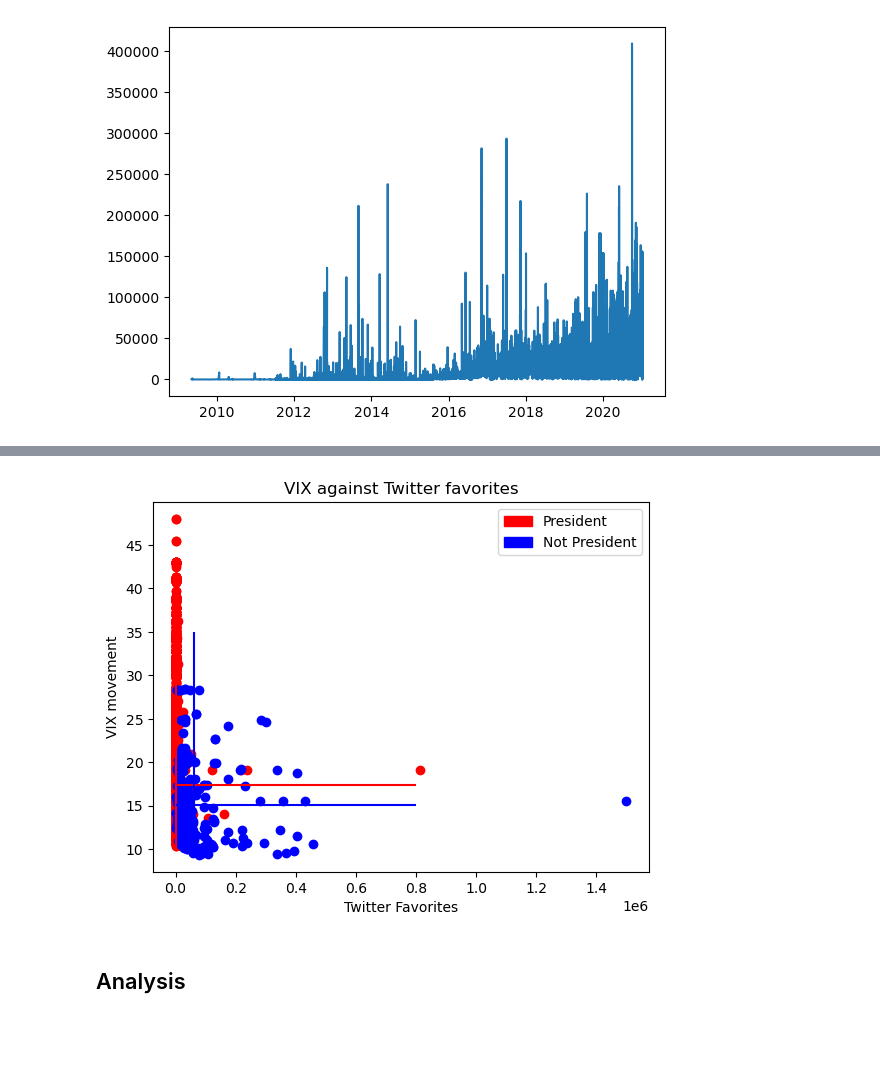
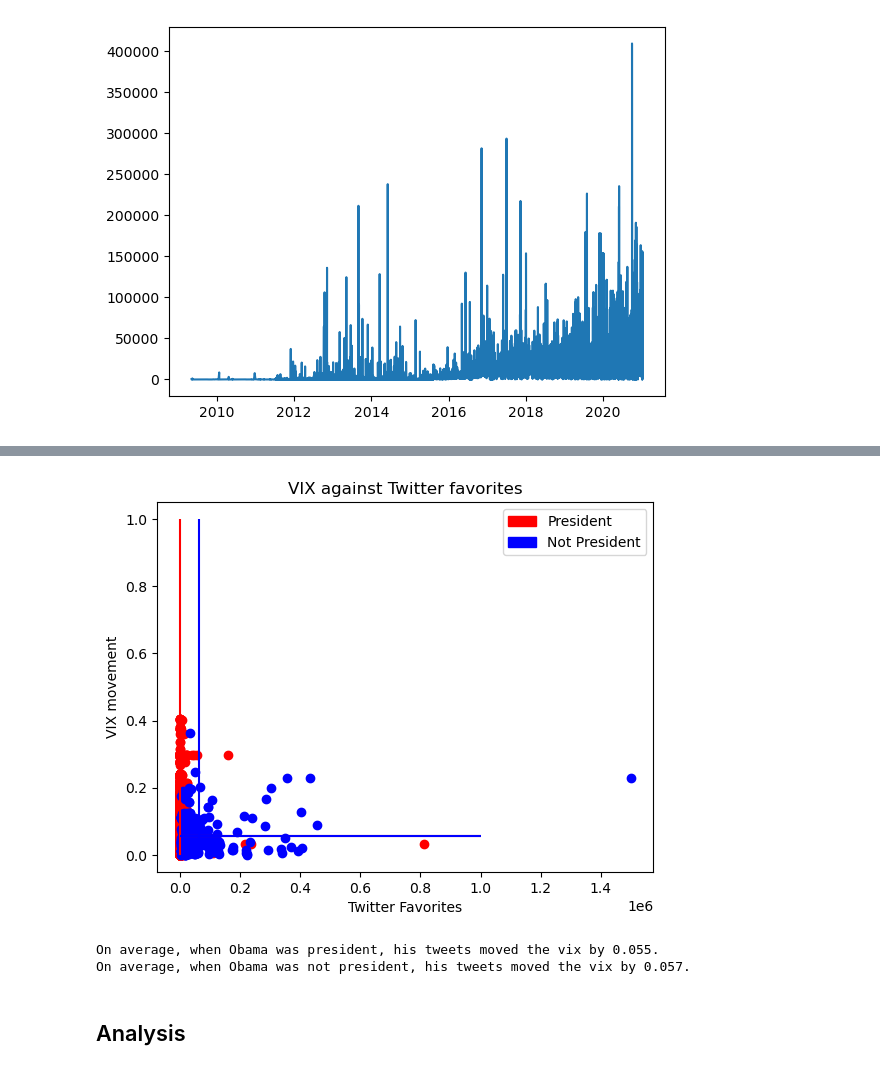
Before and after one commit to jzuckerman1/TwitterDissemination, a Jupyter notebook: prelim_analysis.ipynb, the cells around one changed output, grey strips where cells are left out. Cells and saved outputs as stored; diff of their text form; code cells hidden in the pictures; blank space fills up the shorter version.

```diff
--- a/prelim_analysis.ipynb
+++ b/prelim_analysis.ipynb
@@ -44,6 +28,10 @@ obama_tweets_df.drop('Emojis', axis=1, inplace=True)
 
 vix_df = pd.read_csv("data/VIX_DAILY.csv")
 vix_df["observation_date"] = pd.to_datetime(vix_df["observation_date"])
+returns = np.array(np.log(vix_df['VIXCLS'])[1:-1]) - np.array(np.log(vix_df['VIXCLS'])[:-2])
+vix_df['return'] = np.pad(returns, (0, 2), mode='constant') # add 0's at the end
+vix_df['absreturn'] = np.abs(vix_df['return'])
+
 vix_df = vix_df.sort_values("observation_date")
 
 merged = pd.merge_asof(tweets_df, vix_df, left_on="date", right_on="observation_date", direction='backward')
@@ -59,12 +51,12 @@ plt.close()
 # %%
 plt.figure()
 for p in ["red", "blue"]:
-    plt.scatter(merged['favorites'][merged["isPresident"] == (p == "red")], merged['VIXCLS'][merged["isPresident"] == (p == "red")], c=p) # red if president
+    plt.scatter(merged['favorites'][merged["isPresident"] == (p == "red")], merged['absreturn'][merged["isPresident"] == (p == "red")], c=p) # red if president
 
 
 for p in ["red", "blue"]:
-    plt.vlines(np.mean(merged['favorites'][merged["isPresident"] == (p == "red")]), ymin=10, ymax=35, colors=p)
-    plt.hlines(np.mean(merged['VIXCLS'][merged["isPresident"] == (p == "red")]), xmin=0, xmax=800_000, colors=p)
+    plt.vlines(np.mean(merged['favorites'][merged["isPresident"] == (p == "red")]), ymin=0, ymax=1, colors=p)
+    plt.hlines(np.mean(merged['absreturn'][merged["isPresident"] == (p == "red")]), xmin=0, xmax=800_000, colors=p)
 
 p_patch = mpatches.Patch(color="red", label="President")
 np_patch = mpatches.Patch(color="blue", label="Not President")
@@ -92,25 +90,31 @@ merged_bama['Likes'] = merged_bama['Likes'].apply(convert_shorthands)
 # %%
 plt.figure()
 for p in ["red", "blue"]:
-    plt.scatter(merged_bama['Likes'][merged_bama["isPresident"] == (p == "red")], merged_bama['VIXCLS'][merged_bama["isPresident"] == (p == "red")], c=p) # red if president
+    plt.scatter(merged_bama['Likes'][merged_bama["isPresident"] == (p == "red")], merged_bama['absreturn'][merged_bama["isPresident"] == (p == "red")], c=p) # red if president
 
 
 for p in ["red", "blue"]:
-    plt.vlines(np.mean(merged_bama['Likes'][merged_bama["isPresident"] == (p == "red")]), ymin=10, ymax=35, colors=p)
-    plt.hlines(np.mean(merged_bama['VIXCLS'][merged_bama["isPresident"] == (p == "red")]), xmin=0, xmax=800_000, colors=p)
+    plt.vlines(np.mean(merged_bama['Likes'][merged_bama["isPresident"] == (p == "red")]), ymin=0, ymax=1, colors=p)
+    plt.hlines(np.mean(merged_bama['absreturn'][merged_bama["isPresident"] == (p == "red")]), xmin=0, xmax=1e6, colors=p)
 
 p_patch = mpatches.Patch(color="red", label="President")
 np_patch = mpatches.Patch(color="blue", label="Not President")
 
 plt.legend(handles=[p_patch, np_patch])
 
 plt.title("VIX against Twitter favorites")
 plt.xlabel("Twitter Favorites")
 plt.ylabel("VIX movement")
 plt.show()
 plt.close()
 # %% [output]
-[figure, old version]
+[figure, new version]
+# %%
+print(f"On average, when Obama was president, his tweets moved the vix by {merged_bama['absreturn'][merged_bama['isPresident'] == 1].mean():,.3f}.")
+print(f"On average, when Obama was not president, his tweets moved the vix by {merged_bama['absreturn'][merged_bama['isPresident'] == 0].mean():,.3f}.")
+# %% [output]
+On average, when Obama was president, his tweets moved the vix by 0.055.
+On average, when Obama was not president, his tweets moved the vix by 0.057.
 # %% [markdown]
 ## Analysis
 # %% [markdown]
```
Also changed, not shown: parts of 13 cells of this notebook.
